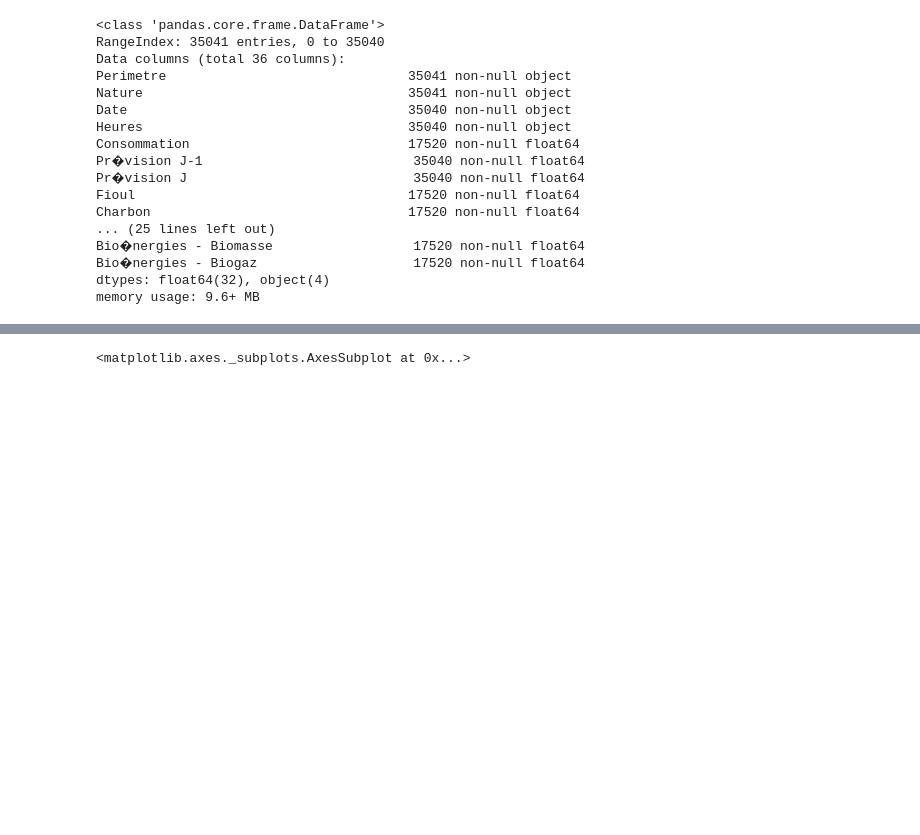
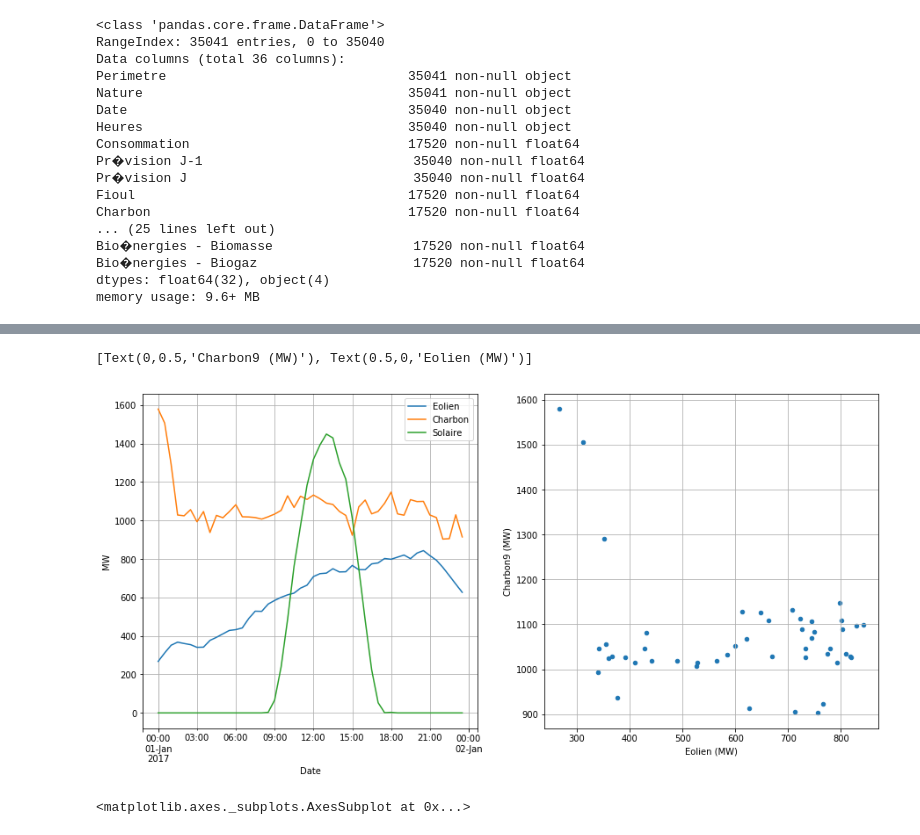
Before and after one commit to ebusato/EnergyAnalysis, a Jupyter notebook: EnergyAnalysis_RTE.ipynb, the cells around one changed output, grey strips where cells are left out. Cells and saved outputs as stored; diff of their text form; code cells hidden in the pictures; blank space fills up the shorter version.

```diff
--- a/EnergyAnalysis_RTE.ipynb
+++ b/EnergyAnalysis_RTE.ipynb
@@ -31,10 +29,3 @@ Bio�nergies - Biomasse                  17520 non-null float64
 Bio�nergies - Biogaz                    17520 non-null float64
 dtypes: float64(32), object(4)
 memory usage: 9.6+ MB
-# %%
-
-df2 = df.set_index('Date', inplace=False)
-
-#df2.info(verbose=True)
-print(df2)
-df.plot(x='Date', y='Eolien')
@@ -59,0 +32,10 @@ NaN                          NaN
+# %%
+df["DateTime"] = df["Date"] + ' ' + df["Heures"]
+#print(df["DateTime"])
+cols = ['Perimetre', 'Nature', 'DateTime'] + [col for col in df if col != 'DateTime' and col != 'Perimetre' and col != 'Nature']
+#cols = ['DateTime']  + [col for col in df if col != 'DateTime']
+df = df[cols]
+df['DateTime'] = pd.to_datetime(df['DateTime'], format='%Y/%m/%d %H:%M')
+
+df2 = df.set_index('DateTime', inplace=False)
+df2.head()
@@ -60,3 +51,17 @@ NaN                          NaN
+# %%
+df3 = df2[['Eolien', 'Charbon', 'Solaire']]
+df4 = df3['2017-01-01':'2017-01-01']
+
+fig, axes = plt.subplots(nrows=1, ncols=2,figsize=(15,7))
+
+df4.dropna().plot(grid=True, ax=axes[0])
+axes[0].set(xlabel='Date', ylabel='MW')
+axes[0].grid(True, which='minor', axis='x' )
+df4.dropna().plot.scatter(x='Eolien', y='Charbon', grid=True, ax=axes[1])
+axes[1].set(xlabel='Eolien (MW)', ylabel='Charbon9 (MW)')
+# %% [output]
+[Text(0,0.5,'Charbon9 (MW)'), Text(0.5,0,'Eolien (MW)')]
+[figure, added]
 # %%
 df.plot.hexbin(x='Nucleaire', y='Eolien', gridsize=100)
 # %% [output]
```
Also changed, not shown: parts of 3 cells of this notebook.
